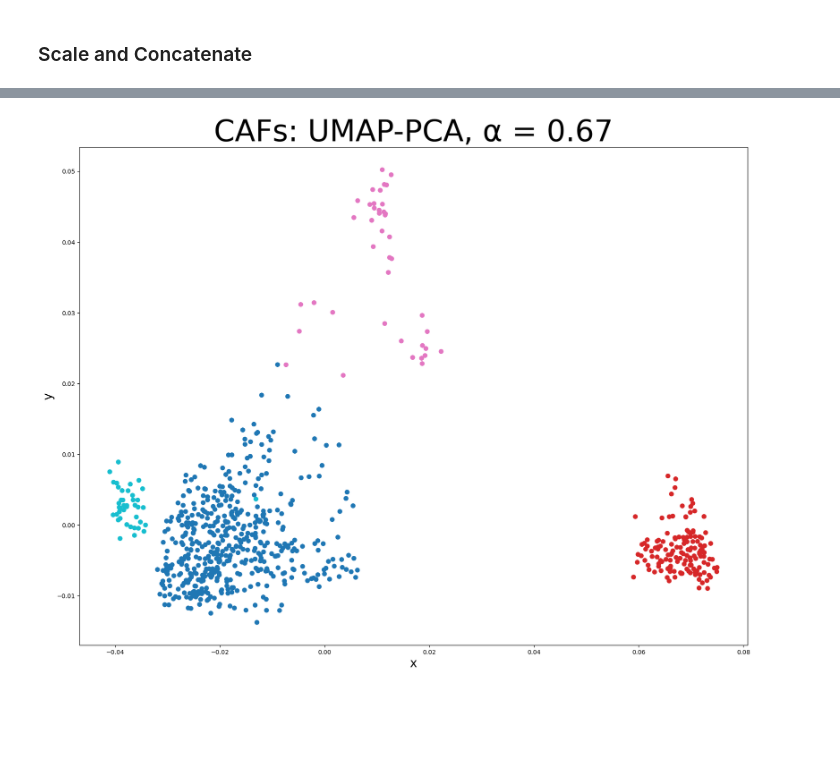
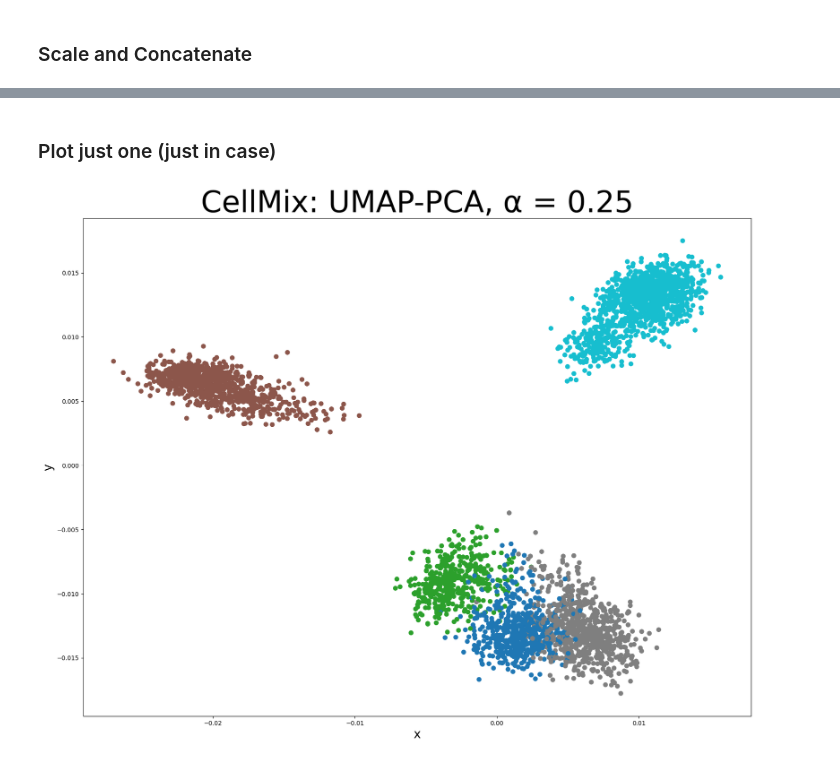
Before and after one commit to corinne-ort/drpaper25, a Jupyter notebook: concatenate.ipynb, the cells around one changed output, grey strips where cells are left out. Cells and saved outputs as stored; diff of their text form; code cells hidden in the pictures; blank space fills up the shorter version.

Commit message:
Cell Mix embeddings, for loop for alpha vals

```diff
--- a/concatenate.ipynb
+++ b/concatenate.ipynb
@@ -89,2 +86,7 @@ NameError: name 'pd' is not defined
+# %%
+dataset = 'CellMix'
+emb_path = path + 'embeddings/' + dataset + '/'
+pcaM = np.load(emb_path + dataset +'_pca.npy')
+umapM = np.load(emb_path + dataset +'_umap.npy')
 # %% [markdown]
 ### Scale and Concatenate ###
@@ -112,15 +128,19 @@ np.save(emb_path + 'UMAP-PCA/CAFs_up_0.67.npy', y)
+# %% [markdown]
+### Plot just one (just in case) ###
+# %%
+y = np.load(emb_path + 'UMAP-PCA/' + dataset + '_up_0.25.npy')
 # %%
 plt.figure(figsize=(20,15))
 
 # for Kang
 #colors = ['#1f77b4','#ff7f0e','#0d5e02','#d62728','#9467bd','#8c564b','#e377c2','#7f7f7f','#9ccf00','#07c1ef','#23199d','#099b95','#f6bf00'] # Kang
 #mapped_colors = [colors[int(value-1)] for value in y_train]
 #plt.scatter(y[:,0], y[:,1], s = 50, c=mapped_colors) # Kang
 
 plt.scatter(y[:,0], y[:,1], s = 50, c=y_train, cmap='tab10')
 # tSNE_PCA: \u03B1 = 0.75
-plt.title("CAFs: UMAP-PCA, \u03B1 = 0.67", fontsize = 50)
+plt.title(dataset + ": UMAP-PCA, \u03B1 = " + str(0.25), fontsize = 50)
 plt.xlabel("x", fontsize = 20); plt.ylabel("y", fontsize = 20)
 plt.show()
 # %% [output]
-[figure, old version]
+[figure, new version]
```
Also changed, not shown: parts of 20 cells of this notebook, 3 other files.
